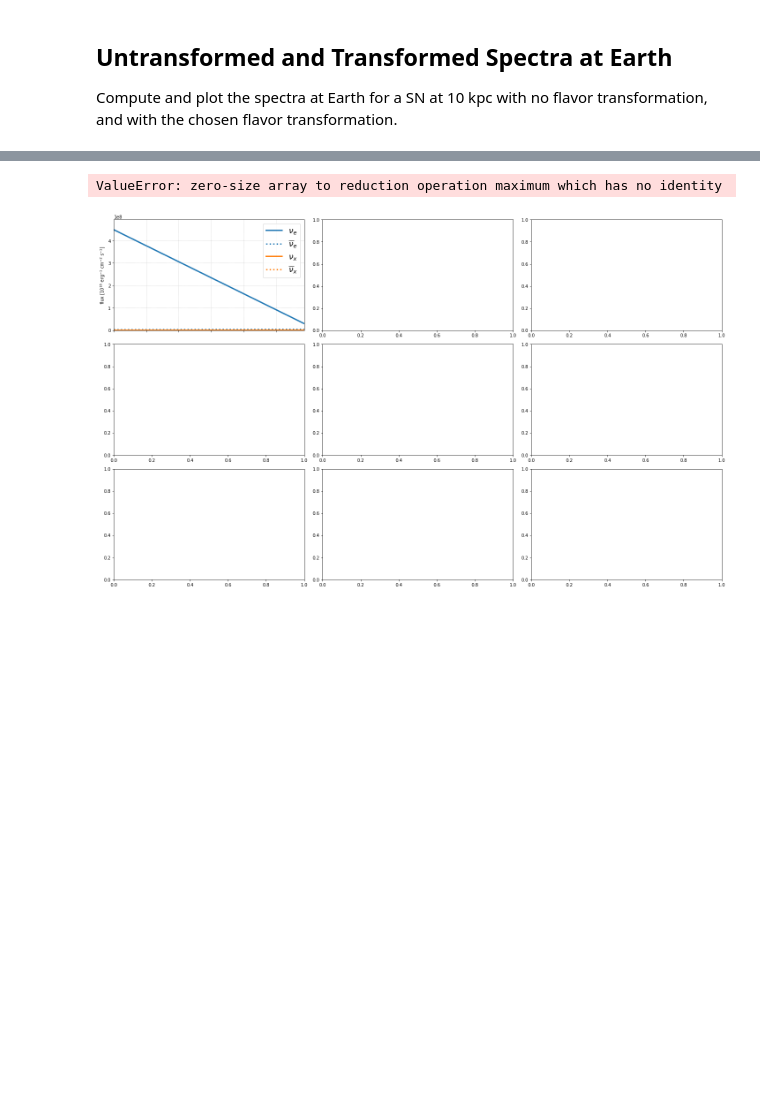
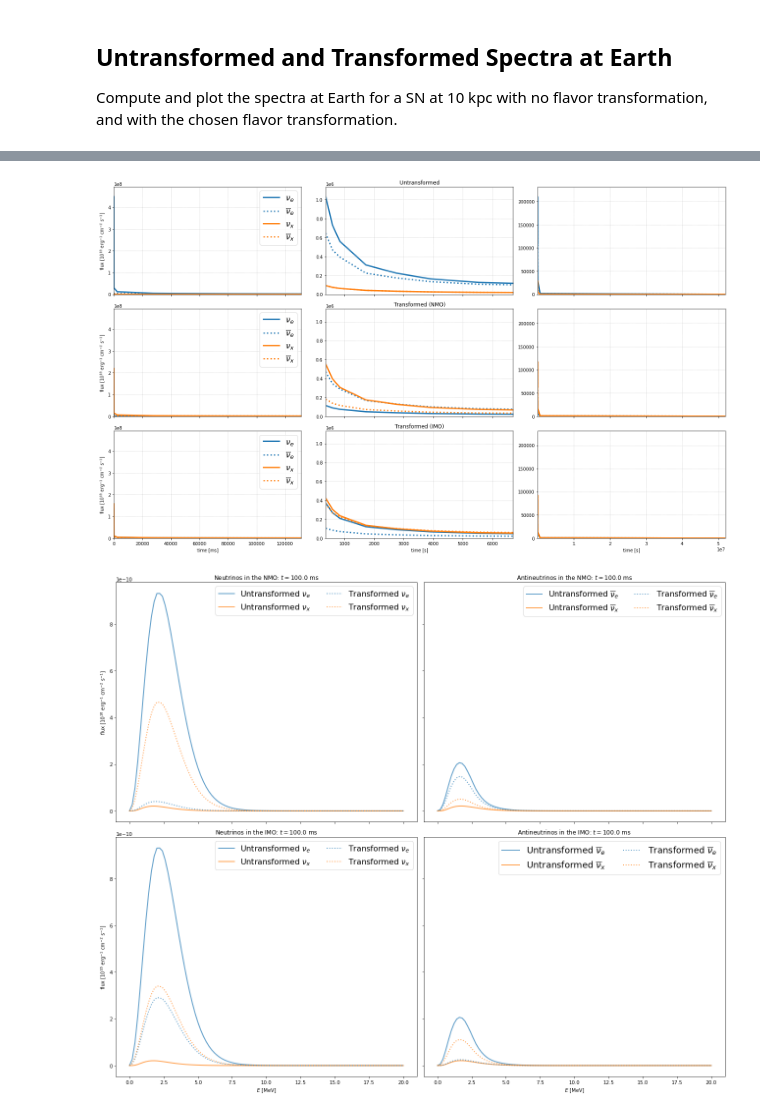
Before and after one commit to benp343/snewpy, a Jupyter notebook: doc/nb/FlavorTransformation.ipynb, the cells around one changed output, grey strips where cells are left out. Cells and saved outputs as stored; diff of their text form; code cells hidden in the pictures; blank space fills up the shorter version.

```diff
--- a/doc/nb/FlavorTransformation.ipynb
+++ b/doc/nb/FlavorTransformation.ipynb
@@ -33,26 +33,3 @@ Revival time     : 100.0 ms
 
  Patton_2017 Model: totalLuminosity_15SolarMass
 Progenitor Mass  : 15.0 solMass
-# %%
-model = p
-energies = np.linspace(0,6,3) * u.MeV
-d = (10*u.kpc).to('cm').value # distance to SN
-
-times = model.get_time()
-# burst_epoch = times <= 0.1*u.s
-# accretion_epoch = (times > 0.1*u.s) & (times <= 0.5*u.s)
-# cooling_epoch = (times > 0.5*u.s) & (times <= 10*u.s)
-
-ilum = {}
-olum_nmo = {}
-olum_imo = {}
-
-for flavor in Flavor:
-    ilum[flavor] = np.zeros(len(times))
-    olum_nmo[flavor] = np.zeros(len(times))
-    olum_imo[flavor] = np.zeros(len(times))
-
-# Compute the transformed and untransformed flux at each time.
-for i, t in enumerate(times[1:3]):
-    ispec = model.get_initial_spectra(t, energies)
-    print(f"{t}\n{ispec[Flavor.NU_E]}\n{ispec[Flavor.NU_E_BAR]}\n{ispec[Flavor.NU_X]}\n{ispec[Flavor.NU_X_BAR]}\n\n\n")
@@ -75,7 +38,7 @@ for i, t in enumerate(times[1:3]):
 
 Compute and plot the flux at Earth for a SN at 10 kpc with no flavor transformation, and with the chosen flavor transformation.
 # %%
-def plot_total_flux(model, xform_nmo, xform_imo):
+def plot_total_flux(model, xform_nmo, xform_imo, presn=False):
     """Plot initial and oscillated neutrino luminosities.
 
     Parameters
@@ -87,16 +50,18 @@ def plot_total_flux(model, xform_nmo, xform_imo):
     """
 
     energies = np.linspace(0,60,121) * u.MeV
+    if presn:
+        energies = np.linspace(0,20,101) * u.MeV
     d = (10*u.kpc).to('cm').value # distance to SN
 
     times = model.get_time()
     burst_epoch = times <= 0.1*u.s
     accretion_epoch = (times > 0.1*u.s) & (times <= 0.5*u.s)
     cooling_epoch = (times > 0.5*u.s) & (times <= 10*u.s)
-    # the following epochs are for Patton_2017
-    burst_epoch = times <= 0.1*u.hour
-    accretion_epoch = (times > 0.1*u.hour) & (times <= 2*u.hour)
-    cooling_epoch = times > 2*u.hour
+    if presn: # the following epochs are for Patton_2017
+        burst_epoch = times <= 0.1*u.hour
+        accretion_epoch = (times > 0.1*u.hour) & (times <= 2*u.hour)
+        cooling_epoch = times > 2*u.hour
 
     ilum = {}
     olum_nmo = {}
@@ -136,7 +101,6 @@ def plot_total_flux(model, xform_nmo, xform_imo):
 
             for flavor in Flavor:
                 if i == 0:
-                    print(j, phase, spec[flavor])
                     smax[j] = np.maximum(smax[j], 1.1*np.max(spec[flavor][phase]))
 
                 ax.plot(times[phase].to(timeunits),
@@ -166,7 +130,7 @@ def plot_total_flux(model, xform_nmo, xform_imo):
 
 Compute and plot the spectra at Earth for a SN at 10 kpc with no flavor transformation, and with the chosen flavor transformation.
 # %%
-def plot_spectra(model, xform_nmo, xform_imo, t):
+def plot_spectra(model, xform_nmo, xform_imo, t, presn=False):
     """Plot initial and oscillated neutrino luminosities.
 
     Parameters
@@ -180,6 +144,7 @@ def plot_spectra(model, xform_nmo, xform_imo, t):
     """
 
     energies = np.linspace(0,60,121) * u.MeV
+    if presn: energies = np.linspace(0,20,101) * u.MeV
     d = (10*u.kpc).to('cm').value # distance to SN
 
     #get the spectra
@@ -248,8 +213,8 @@ def plot_spectra(model, xform_nmo, xform_imo, t):
 
     return fig
 # %%
-fig = plot_total_flux(model, AdiabaticMSW(), AdiabaticMSW(mh=MassHierarchy.INVERTED) )
+fig = plot_total_flux(model, AdiabaticMSW(), AdiabaticMSW(mh=MassHierarchy.INVERTED), presn=True)
 fig.savefig('flux_adiabaticmsw.pdf')
-fig = plot_spectra(model, AdiabaticMSW(), AdiabaticMSW(mh=MassHierarchy.INVERTED), 100*u.ms)
+fig = plot_spectra(model, AdiabaticMSW(), AdiabaticMSW(mh=MassHierarchy.INVERTED), 100*u.ms, presn=True)
 fig.savefig('spectra_adiabaticmsw.pdf')
 # %% [output]
@@ -273,5 +238,5 @@ fig.savefig('spectra_adiabaticmsw.pdf')
-ValueError: zero-size array to reduction operation maximum which has no identity
-[figure, old version]
+[figure, new version]
+[figure, added]
 # %%
 mp_nmo = MixingParameters()
 angles_nmo = mp_nmo.get_mixing_angles() + (10*u.deg,)
```
Also changed, not shown: parts of 3 cells of this notebook.
